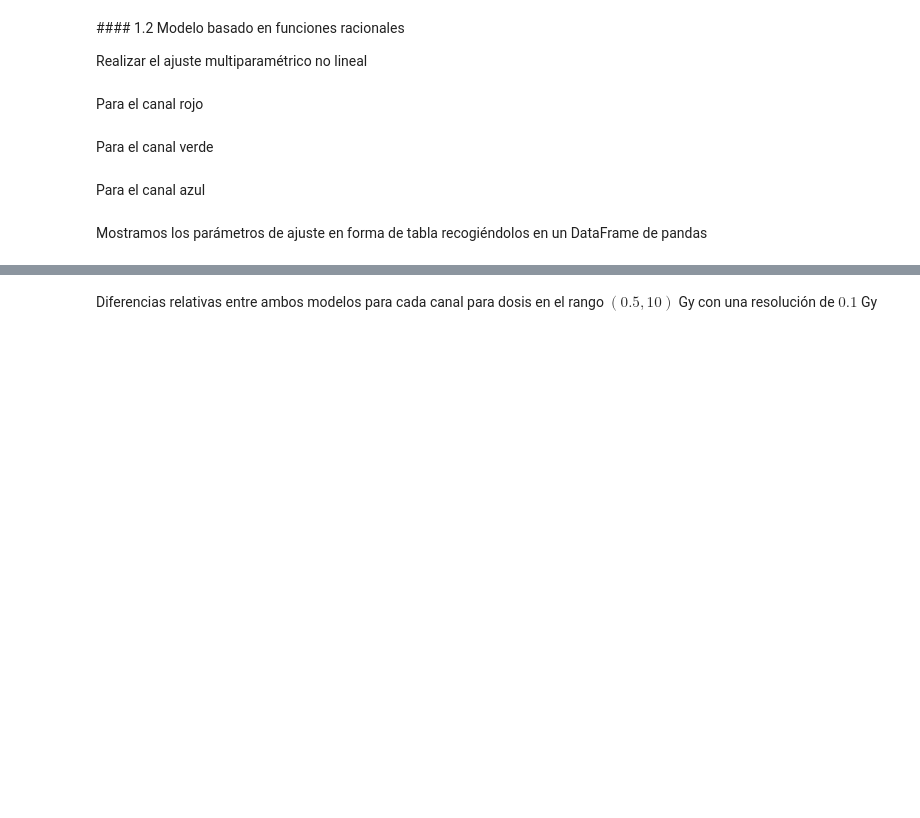
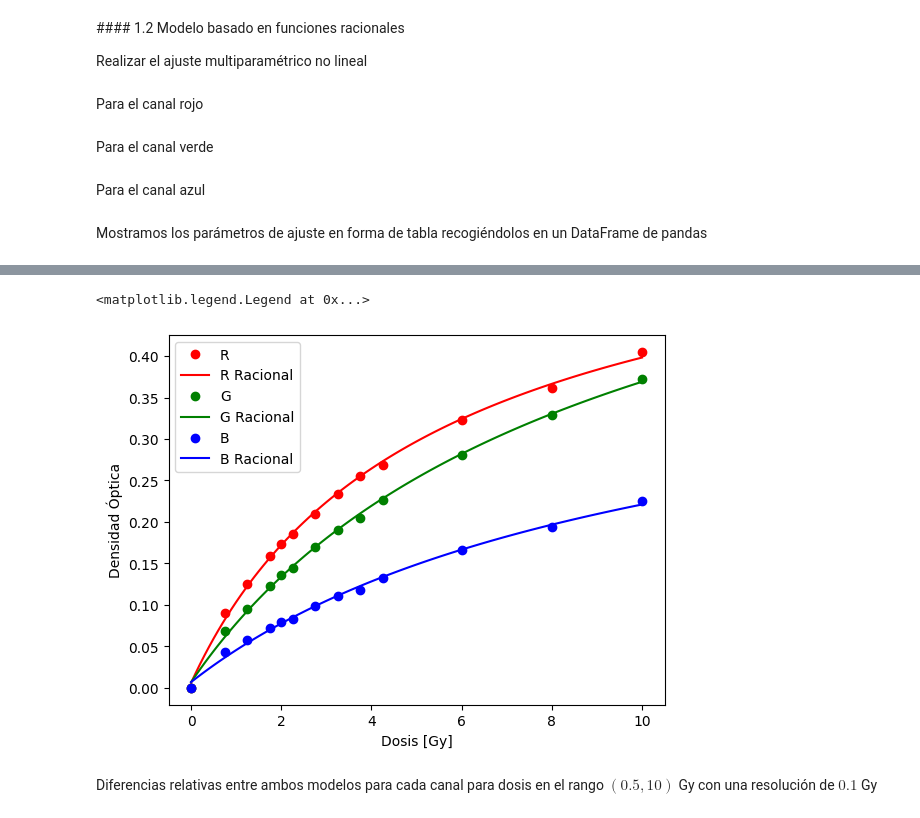
Before and after one commit to SofiBelmon/Practica1_radioterapia, a Jupyter notebook: Enunciados/ComparacionDistribucionesDosis/DistribucionesDosisIndiceGammaPropuesta.ipynb, the cells around one changed output, grey strips where cells are left out. Cells and saved outputs as stored; diff of their text form; code cells hidden in the pictures; blank space fills up the shorter version.

```diff
--- a/Enunciados/ComparacionDistribucionesDosis/DistribucionesDosisIndiceGammaPropuesta.ipynb
+++ b/Enunciados/ComparacionDistribucionesDosis/DistribucionesDosisIndiceGammaPropuesta.ipynb
@@ -285,12 +319,14 @@ Para el canal verde
 # - Llamar a la fucnión curve fit utilizando como argumentos: la función del modelo racional, las dosis, - #
 # - la densidad óptica del canal correspondiente, y una aproximación razonable de los parámetros.        - #
 # - Obtener el vector de parámetros y la matriz de covarianzas                                           - #
+Gpar, Gcov = curve_fit(ratf, caldf.D, caldf.dG, [3, 0.1, 5])
 # %% [markdown]
 Para el canal azul
 # %%
 # - Llamar a la fucnión curve fit utilizando como argumentos: la función del modelo racional, las dosis, - #
 # - la densidad óptica del canal correspondiente, y una aproximación razonable de los parámetros.        - #
 # - Obtener el vector de parámetros y la matriz de covarianzas                                           - #
+Bpar, Bcov = curve_fit(ratf, caldf.D, caldf.dB, [3, 0.1, 5])
 # %% [markdown]
 Mostramos los parámetros de ajuste en forma de tabla recogiéndolos en un DataFrame de pandas
 # %%
@@ -303,15 +345,22 @@ ratpdf
 # %%
 # - Hacer una gráfica de la densidad óptica en función de la dosis en la que se muestren las medidas y su ajuste - #
 D = caldf.D
 Dg = np.arange(0,10.1,0.1)
 fig, ax = plt.subplots()
 ax.plot(D, caldf.dR, 'ro', label='R')
 ax.plot(Dg, ratf(Dg, *Rpar), 'r-', label='R Racional')
 # - Añadir el código para el canal verde - #
+ax.plot(D, caldf.dG, 'go', label='G')
+ax.plot(Dg, ratf(Dg, *Gpar), 'g-', label='G Racional')
 # - Añadir el código apra canal azul - #
+ax.plot(D, caldf.dB, 'bo', label='B')
+ax.plot(Dg, ratf(Dg, *Bpar), 'b-', label='B Racional')
 ax.set_xlabel('Dosis [Gy]')
 ax.set_ylabel('Densidad Óptica')
 ax.legend(loc='upper left')
+# %% [output]
+<matplotlib.legend.Legend at 0x...>
+[figure, added]
 # %% [markdown]
 Diferencias relativas entre ambos modelos para cada canal para dosis en el rango $(0.5, 10)$ Gy con una resolución de $0.1$ Gy
 # %%
```
Also changed, not shown: parts of 10 cells of this notebook.
